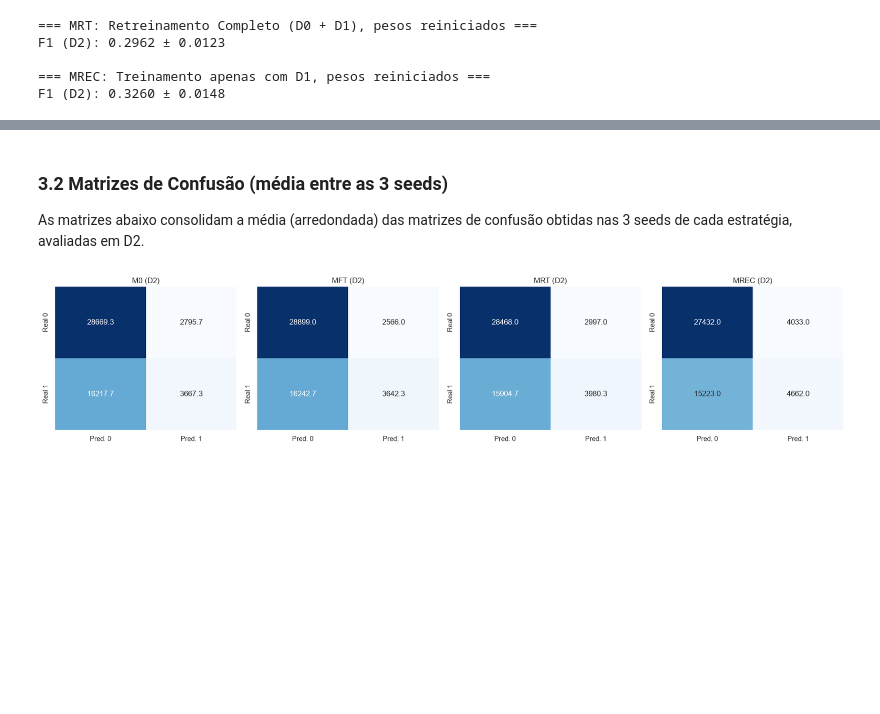
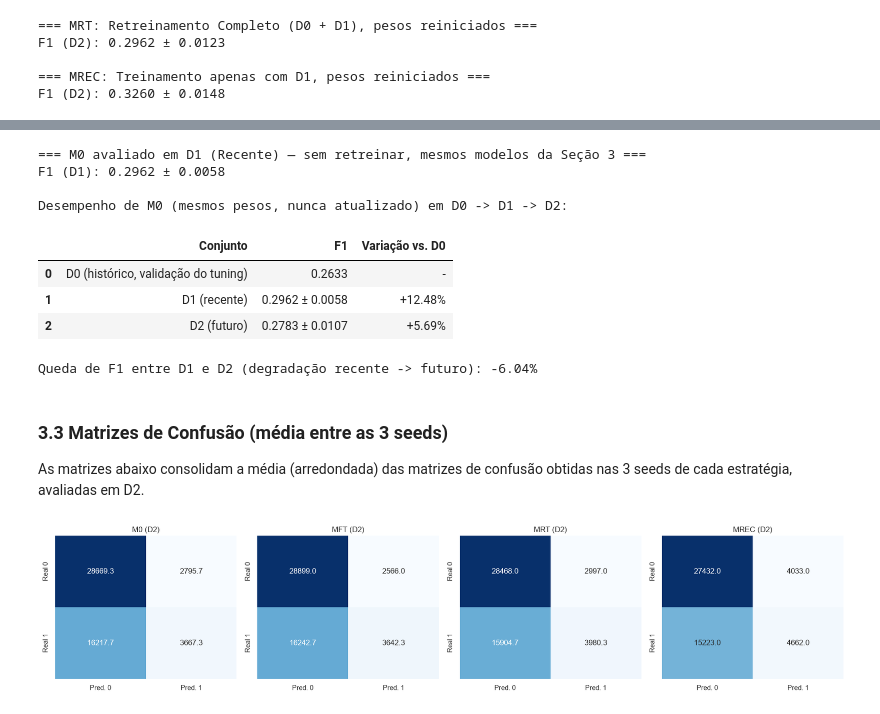
Before and after one commit to nuno-m-abilio/spotify-charts-ml, a Jupyter notebook: notebooks/04_experiments_evaluation.ipynb, the cells around one changed output, grey strips where cells are left out. Drawn from its saved outputs; the diff is of its cells as text; code cells hidden in the pictures; blank space fills up the shorter version.

```diff
--- a/notebooks/04_experiments_evaluation.ipynb
+++ b/notebooks/04_experiments_evaluation.ipynb
@@ -292,5 +293,69 @@ F1 (D2): 0.3260 ± 0.0148
+# %%
+def variacao_pct_helper(valor_atual, valor_ref):
+    if valor_ref == 0:
+        return "N/A"
+    return f"{((valor_atual - valor_ref) / valor_ref) * 100:+.2f}%"
+
+
+def eval_mlp_on(models, X_test, y_test):
+    """
+    Avalia uma lista de modelos já treinados (uma por seed) em um conjunto de teste,
+    reaproveitando os mesmos modelos treinados anteriormente (sem re-treinar nada).
+
+    Retorna: (dict de métricas resumidas [mesmo formato de train_eval_mlp], DataFrame por seed)
+    """
+    metrics_list = []
+    for mlp in models:
+        y_pred = mlp.predict(X_test)
+        y_prob = mlp.predict_proba(X_test)[:, 1]
+        metrics_list.append({
+            'Accuracy': accuracy_score(y_test, y_pred),
+            'Precision': precision_score(y_test, y_pred, zero_division=0),
+            'Recall': recall_score(y_test, y_pred, zero_division=0),
+            'F1': f1_score(y_test, y_pred, zero_division=0),
+            'PR-AUC': average_precision_score(y_test, y_prob),
+            'MCC': matthews_corrcoef(y_test, y_pred)
+        })
+
+    df_metrics = pd.DataFrame(metrics_list)
+    summary = {}
+    for col in df_metrics.columns:
+        summary[f'{col}_mean'] = df_metrics[col].mean()
+        summary[f'{col}_std'] = df_metrics[col].std()
+
+    return summary, df_metrics
+
+
+print("=== M0 avaliado em D1 (Recente) — sem retreinar, mesmos modelos da Seção 3 ===")
+summary_m0_em_d1, df_m0_em_d1 = eval_mlp_on(models_m0, X1, y1)
+print(f"F1 (D1): {summary_m0_em_d1['F1_mean']:.4f} ± {summary_m0_em_d1['F1_std']:.4f}")
+
+# Consolida M0 nos três momentos: D0 (validação do tuning), D1 (recente) e D2 (futuro)
+degradacao_m0 = pd.DataFrame([
+    {"Conjunto": "D0 (histórico, validação do tuning)", "F1": f"{best_config['F1_mean']:.4f}",
+     "Variação vs. D0": "-"},
+    {"Conjunto": "D1 (recente)", "F1": f"{summary_m0_em_d1['F1_mean']:.4f} ± {summary_m0_em_d1['F1_std']:.4f}",
+     "Variação vs. D0": variacao_pct_helper(summary_m0_em_d1['F1_mean'], best_config['F1_mean'])},
+    {"Conjunto": "D2 (futuro)", "F1": f"{summary_m0['F1_mean']:.4f} ± {summary_m0['F1_std']:.4f}",
+     "Variação vs. D0": variacao_pct_helper(summary_m0['F1_mean'], best_config['F1_mean'])},
+])
+print("\nDesempenho de M0 (mesmos pesos, nunca atualizado) em D0 -> D1 -> D2:")
+display(degradacao_m0)
+
+print(f"\nQueda de F1 entre D1 e D2 (degradação recente -> futuro): "
+      f"{((summary_m0['F1_mean'] - summary_m0_em_d1['F1_mean']) / summary_m0_em_d1['F1_mean']) * 100:+.2f}%")
+# %% [output]
+=== M0 avaliado em D1 (Recente) — sem retreinar, mesmos modelos da Seção 3 ===
+F1 (D1): 0.2962 ± 0.0058
+
+Desempenho de M0 (mesmos pesos, nunca atualizado) em D0 -> D1 -> D2:
+|  | Conjunto | F1 | Variação vs. D0 |
+| 0 | D0 (histórico, validação do tuning) | 0.2633 | - |
+| 1 | D1 (recente) | 0.2962 ± 0.0058 | +12.48% |
+| 2 | D2 (futuro) | 0.2783 ± 0.0107 | +5.69% |
+Queda de F1 entre D1 e D2 (degradação recente -> futuro): -6.04%
 # %% [markdown]
-### 3.2 Matrizes de Confusão (média entre as 3 seeds)
+### 3.3 Matrizes de Confusão (média entre as 3 seeds)
 
 As matrizes abaixo consolidam a média (arredondada) das matrizes de confusão obtidas nas 3 seeds de cada estratégia, avaliadas em D2.
 # %%
```
Also changed, not shown: parts of 4 cells of this notebook, 1 other file.
